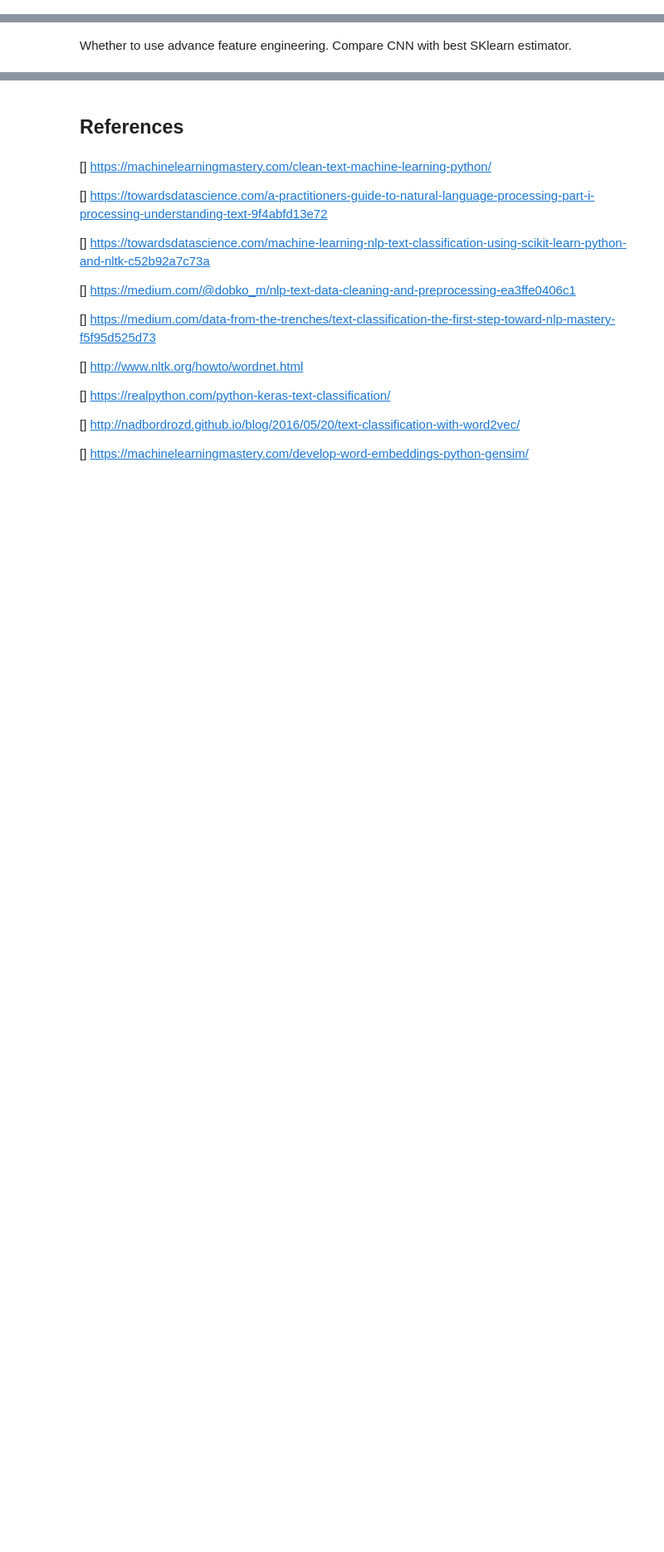
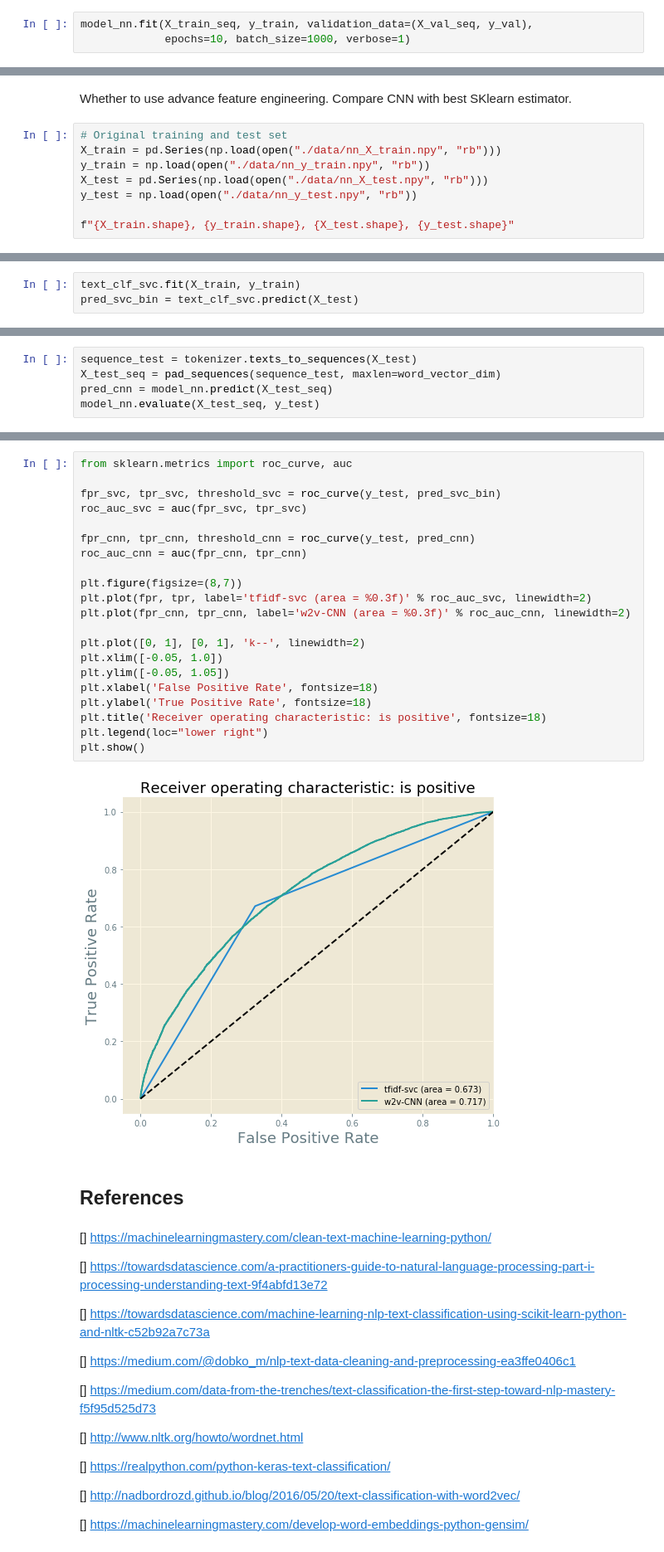
Before and after one commit to RajatRasal/Kickstarter-Predictor, a Jupyter notebook: nlp_classification_for_blurb.ipynb, the cells around one changed output, grey strips where cells are left out. Shown: that part at 83% size. Cells and saved outputs as stored; diff of their text form; blank space fills up the shorter version.

Commit message:
Added final evaluation for best performing models

```diff
--- a/nlp_classification_for_blurb.ipynb
+++ b/nlp_classification_for_blurb.ipynb
@@ -594,0 +866,3 @@ KeyboardInterrupt:
+# %%
+model_nn.fit(X_train_seq, y_train, validation_data=(X_val_seq, y_val),
+             epochs=10, batch_size=1000, verbose=1)
@@ -677,2 +960,10 @@ ValueError: Error when checking input: expected dense_12_input to have shape (14
 # %% [markdown]
 Whether to use advance feature engineering. Compare CNN with best SKlearn estimator.
+# %%
+# Original training and test set
+X_train = pd.Series(np.load(open("./data/nn_X_train.npy", "rb")))
+y_train = np.load(open("./data/nn_y_train.npy", "rb"))
+X_test = pd.Series(np.load(open("./data/nn_X_test.npy", "rb")))
+y_test = np.load(open("./data/nn_y_test.npy", "rb"))
+
+f"{X_train.shape}, {y_train.shape}, {X_test.shape}, {y_test.shape}"
@@ -678,0 +974,3 @@ Whether to use advance feature engineering. Compare CNN with best SKlearn estima
+# %%
+text_clf_svc.fit(X_train, y_train)
+pred_svc_bin = text_clf_svc.predict(X_test)
@@ -678,0 +983,5 @@ Whether to use advance feature engineering. Compare CNN with best SKlearn estima
+# %%
+sequence_test = tokenizer.texts_to_sequences(X_test)
+X_test_seq = pad_sequences(sequence_test, maxlen=word_vector_dim)
+pred_cnn = model_nn.predict(X_test_seq)
+model_nn.evaluate(X_test_seq, y_test)
@@ -679,3 +993,26 @@ Whether to use advance feature engineering. Compare CNN with best SKlearn estima
+# %%
+from sklearn.metrics import roc_curve, auc
+
+fpr_svc, tpr_svc, threshold_svc = roc_curve(y_test, pred_svc_bin)
+roc_auc_svc = auc(fpr_svc, tpr_svc)
+
+fpr_cnn, tpr_cnn, threshold_cnn = roc_curve(y_test, pred_cnn)
+roc_auc_cnn = auc(fpr_cnn, tpr_cnn)
+
+plt.figure(figsize=(8,7))
+plt.plot(fpr, tpr, label='tfidf-svc (area = %0.3f)' % roc_auc_svc, linewidth=2)
+plt.plot(fpr_cnn, tpr_cnn, label='w2v-CNN (area = %0.3f)' % roc_auc_cnn, linewidth=2)
+
+plt.plot([0, 1], [0, 1], 'k--', linewidth=2)
+plt.xlim([-0.05, 1.0])
+plt.ylim([-0.05, 1.05])
+plt.xlabel('False Positive Rate', fontsize=18)
+plt.ylabel('True Positive Rate', fontsize=18)
+plt.title('Receiver operating characteristic: is positive', fontsize=18)
+plt.legend(loc="lower right")
+plt.show()
+# %% [output]
+[figure, added]
 # %% [markdown]
 ## References
 # %% [markdown]
```
Also changed, not shown: parts of 57 cells of this notebook.
